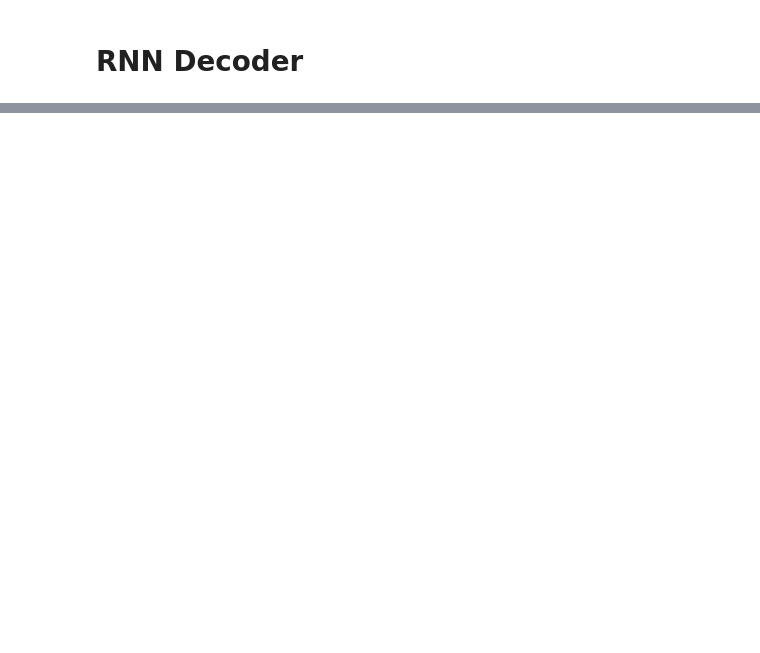
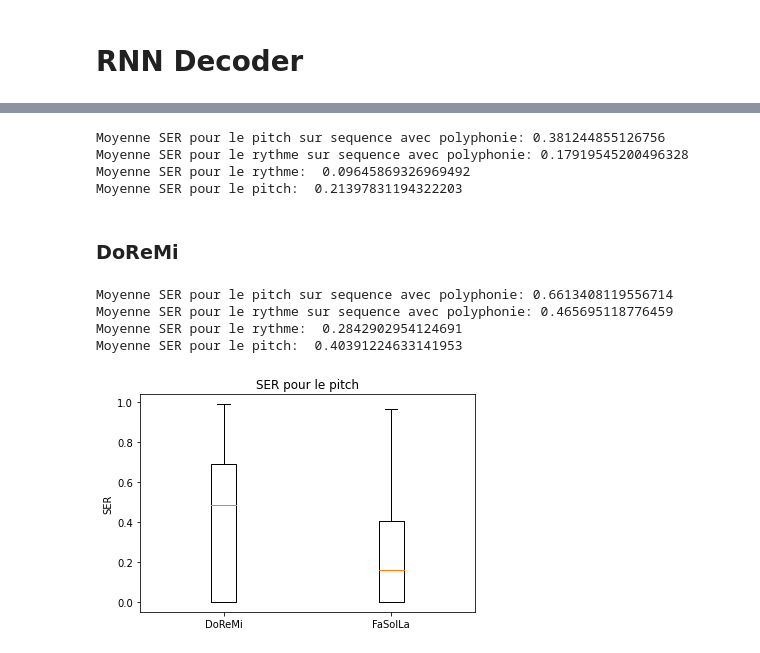
Before and after one commit to mooviies/polyphonic-omr, a Jupyter notebook: experiment_code/plotNotebook.ipynb, the cells around one changed output, grey strips where cells are left out. Saved outputs shown, nothing was run; the diff lists cells and outputs as text; code cells hidden in the pictures; blank space fills up the shorter version.

```diff
--- a/experiment_code/plotNotebook.ipynb
+++ b/experiment_code/plotNotebook.ipynb
@@ -88,0 +216,38 @@ for file_name in test_files:
+# %%
+print("Moyenne SER pour le pitch sur sequence avec polyphonie: "+str(np.mean(SER_pitch_list_poly)))
+print("Moyenne SER pour le rythme sur sequence avec polyphonie: "+str(np.mean(SER_rhythm_list_poly)))
+print("Moyenne SER pour le rythme:  "+str(np.mean(SER_rhythm_list)))
+print("Moyenne SER pour le pitch:  "+str(np.mean(SER_pitch_list)))
+# %% [output]
+Moyenne SER pour le pitch sur sequence avec polyphonie: 0.381244855126756
+Moyenne SER pour le rythme sur sequence avec polyphonie: 0.17919545200496328
+Moyenne SER pour le rythme:  0.09645869326969492
+Moyenne SER pour le pitch:  0.21397831194322203
+# %%
+SER_list_pitch_FaSolLa=SER_pitch_list
+SER_list_rhythm_FaSolLa=SER_rhythm_list
+# %% [markdown]
+### DoReMi
+# %%
+model_pred_folder="./predictionDoReMi/"
+SER_rhythm_list,SER_pitch_list,SER_pitch_list_poly,SER_rhythm_list_poly,SER_list,polyphonic_seq=get_result(model_pred_folder)
+# %%
+print("Moyenne SER pour le pitch sur sequence avec polyphonie: "+str(np.mean(SER_pitch_list_poly)))
+print("Moyenne SER pour le rythme sur sequence avec polyphonie: "+str(np.mean(SER_rhythm_list_poly)))
+print("Moyenne SER pour le rythme:  "+str(np.mean(SER_rhythm_list)))
+print("Moyenne SER pour le pitch:  "+str(np.mean(SER_pitch_list)))
+# %% [output]
+Moyenne SER pour le pitch sur sequence avec polyphonie: 0.6613408119556714
+Moyenne SER pour le rythme sur sequence avec polyphonie: 0.465695118776459
+Moyenne SER pour le rythme:  0.2842902954124691
+Moyenne SER pour le pitch:  0.40391224633141953
+# %%
+SER_list_pitch_DoReMi=SER_pitch_list
+SER_list_rhythm_DoReMi=SER_rhythm_list
+# %%
+plt.boxplot([SER_list_pitch_DoReMi,SER_list_pitch_FaSolLa],labels=["DoReMi","FaSolLa"])
+plt.ylabel("SER")
+plt.title("SER pour le pitch")
+plt.show()
+# %% [output]
+[figure, added]
```
Also changed, not shown: parts of 23 cells of this notebook.
